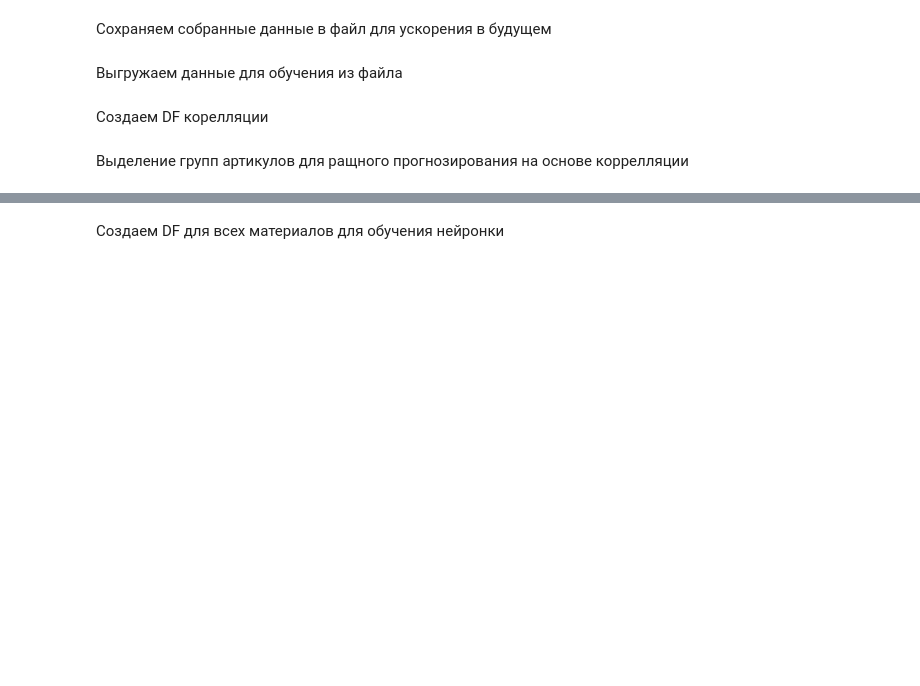
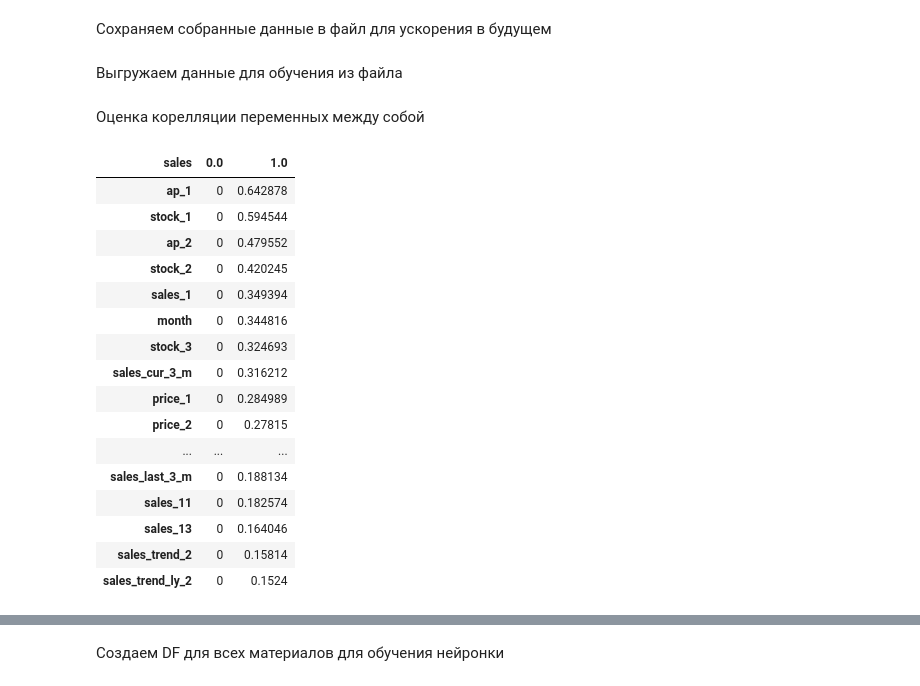
Before and after one commit to crabio/MlSaleForecasting, a Jupyter notebook: Training.ipynb, the cells around one changed output, grey strips where cells are left out. Drawn from its saved outputs; the diff is of its cells as text; code cells hidden in the pictures; blank space fills up the shorter version.

```diff
--- a/Training.ipynb
+++ b/Training.ipynb
@@ -107,10 +100,26 @@ data_df.to_excel('full_train_data.xlsx')
 # %%
 data_df = pd.read_excel('full_train_data.xlsx')
 data_df = data_df.set_index('date')
-# %% [markdown]
-Создаем DF корелляции
+# %% [markdown]
+Оценка корелляции переменных между собой
 # %%
-corr_df = data_df.groupby('Material').corr().abs().sales.fillna(0).unstack(level=0).T
+data_df.groupby('Material').corr().abs().sales.fillna(0).unstack(level=0).T.groupby('sales').median().T.sort_values(1.0, ascending=False).style.background_gradient(cmap='viridis')
+# %% [output]
+| sales | 0.0 | 1.0 |
+| ap_1 | 0 | 0.642878 |
+| stock_1 | 0 | 0.594544 |
+| ap_2 | 0 | 0.479552 |
+| stock_2 | 0 | 0.420245 |
+| sales_1 | 0 | 0.349394 |
+| month | 0 | 0.344816 |
+| stock_3 | 0 | 0.324693 |
+| sales_cur_3_m | 0 | 0.316212 |
+| price_1 | 0 | 0.284989 |
+| price_2 | 0 | 0.27815 |
+| ... | ... | ... |
+| sales_last_3_m | 0 | 0.188134 |
+| sales_11 | 0 | 0.182574 |
+| sales_13 | 0 | 0.164046 |
+| sales_trend_2 | 0 | 0.15814 |
+| sales_trend_ly_2 | 0 | 0.1524 |
-# %% [markdown]
-Выделение групп артикулов для ращного прогнозирования на основе коррелляции
 # %%
```
Also changed, not shown: parts of 17 cells of this notebook, 2 other files.
